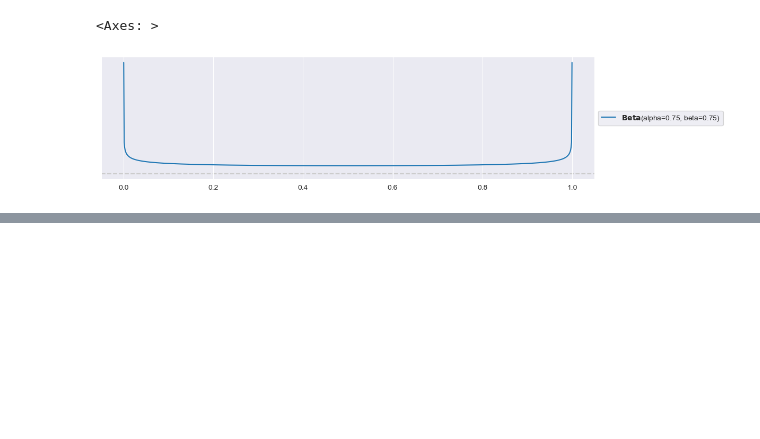
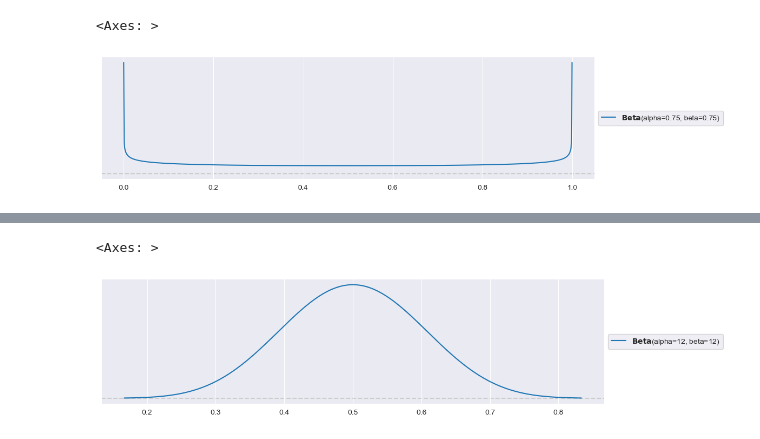
Before and after one commit to marbetschar/ZHAW-Bayesian-Machine-Learning-HS25, a Jupyter notebook: notebooks/week02/Exercises/BML_Exercises_Week_02.ipynb, the cells around one changed output, grey strips where cells are left out. Drawn from its saved outputs; the diff is of its cells as text; code cells hidden in the pictures; blank space fills up the shorter version.

```diff
--- a/notebooks/week02/Exercises/BML_Exercises_Week_02.ipynb
+++ b/notebooks/week02/Exercises/BML_Exercises_Week_02.ipynb
@@ -159,0 +240,8 @@ pz.Beta(0.75, 0.75).plot_pdf(figsize=(12,3))
+# %%
+beta_peter = 12
+alpha_peter = beta_peter
+
+pz.Beta(alpha_peter, beta_peter).plot_pdf(figsize=(12,3))
+# %% [output]
+<Axes: >
+[figure, added]
```
Also changed, not shown: parts of 10 cells of this notebook.
